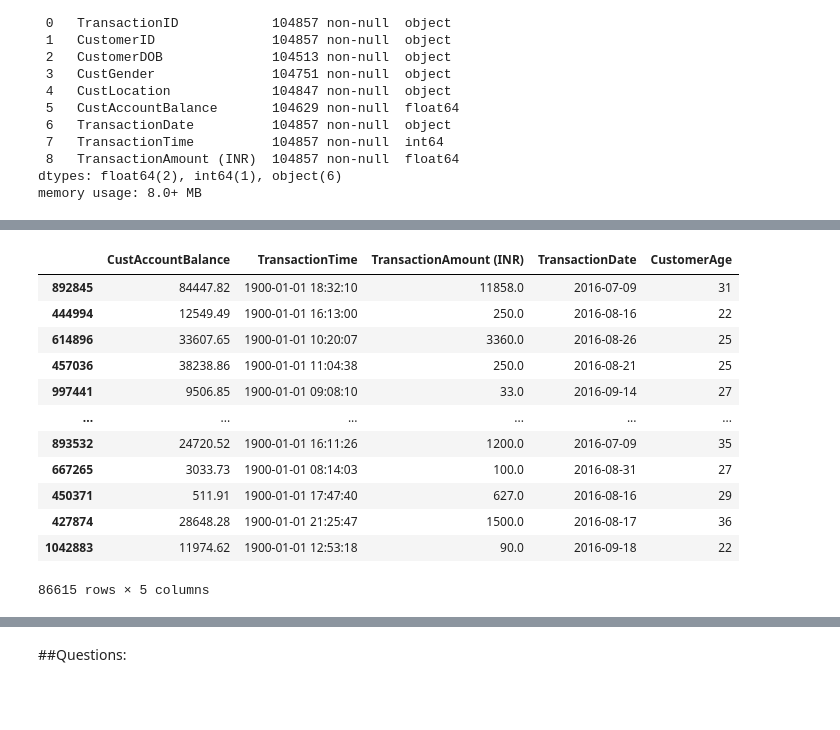
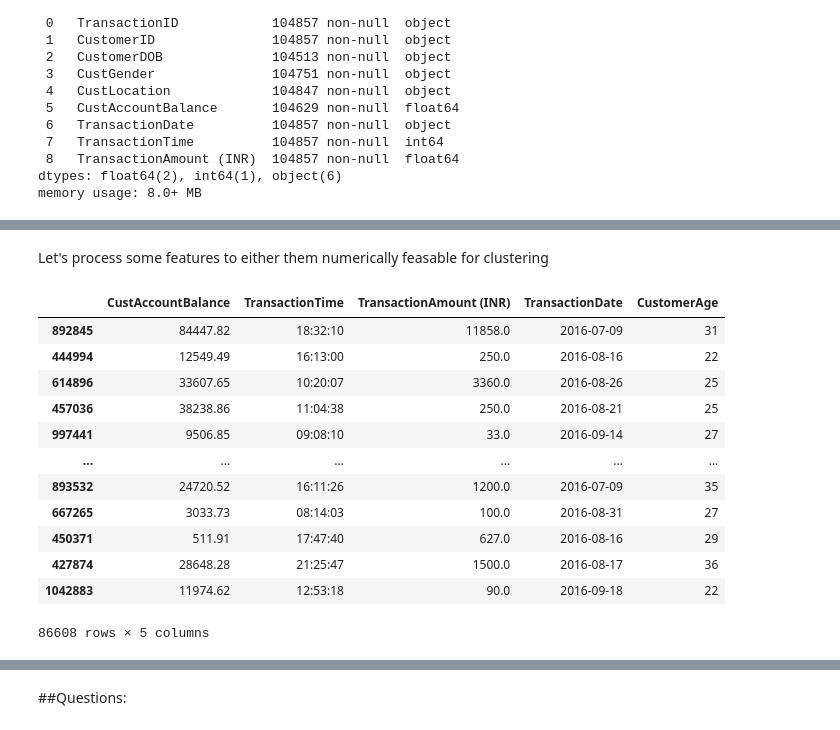
Before and after one commit to elhamod/BA820, a Jupyter notebook: Clustering/Bank_Transaction_Analysis.ipynb, the cells around one changed output, grey strips where cells are left out. Saved outputs shown, nothing was run; the diff lists cells and outputs as text; code cells hidden in the pictures; blank space fills up the shorter version.

Commit message:
cleaning up clustering notebook

```diff
--- a/Clustering/Bank_Transaction_Analysis.ipynb
+++ b/Clustering/Bank_Transaction_Analysis.ipynb
@@ -98,0 +99,10 @@ df = df.dropna()
+# %%
+# Convert all DOB to format MMDDYYYY
+df['CustomerDOB'] = pd.to_datetime(df['CustomerDOB'])
+df['TransactionDate'] = pd.to_datetime(df['TransactionDate'])
+
+# df['CustomerDOB'] = df['CustomerDOB'].dt.strftime('%m%d%Y')
+# df['TransactionDate'] = df['TransactionDate'].dt.strftime('%m%d%Y')
+
+# Show me the range of DOB dates
+df['CustomerDOB'].min(), df['CustomerDOB'].max()
@@ -98,0 +111,17 @@ df = df.dropna()
+# %%
+# Remove TransactionID as it is redundant
+df = df.drop('TransactionID', axis=1)
+
+# Remove the C from CustomerID
+df['CustomerID'] = df['CustomerID'].str.replace('C', '')
+
+
+# birth dates between 1900s and 2017
+df = df[
+    (df['CustomerDOB'] >= '1900-01-01') &
+    (df['CustomerDOB'] <= '2017-01-01')
+]
+
+
+
+display(df)
@@ -99,46 +175,38 @@ df = df.dropna()
+# %% [markdown]
+Let's process some features to either them numerically feasable for clustering
 # %%
-df_numeric = df.select_dtypes(include=['number'])
-
 # convert df customerDoB to numbers
 df_numeric['CustomerDOB'] = pd.to_datetime(df['CustomerDOB'])
 
-# dates between 1960s and 2025'
-df_numeric = df_numeric[
-    (df_numeric['CustomerDOB'] >= '1960-01-01') &
-    (df_numeric['CustomerDOB'] <= '2026-01-01')
-]
+# transaction dates
+df_numeric['TransactionDate'] = pd.to_datetime(df['TransactionDate'])
 
-df_numeric['TransactionDate'] = pd.to_datetime(df['TransactionDate'])
-df_numeric = df_numeric[
-    (df_numeric['TransactionDate'] >= '1960-01-01') &
-    (df_numeric['TransactionDate'] <= '2026-01-01')
-]
-
+# time as a datetime object
 df_numeric['TransactionTime'] = pd.to_datetime(
     df_numeric['TransactionTime'].astype(str).str.zfill(6),
     format="%H%M%S"
-)
+).dt.time
 
 # convert CustomerDOB to age in years
 df_numeric['CustomerAge'] = ((df_numeric['TransactionDate'] - df_numeric['CustomerDOB']).dt.days / 365.25).astype(int)
 df_numeric.drop('CustomerDOB', axis=1, inplace=True)
 
 
 display(df_numeric)
 # %% [output]
 |  | CustAccountBalance | TransactionTime | TransactionAmount (INR) | TransactionDate | CustomerAge |
-| 892845 | 84447.82 | 1900-01-01 18:32:10 | 11858.0 | 2016-07-09 | 31 |
-| 444994 | 12549.49 | 1900-01-01 16:13:00 | 250.0 | 2016-08-16 | 22 |
-| 614896 | 33607.65 | 1900-01-01 10:20:07 | 3360.0 | 2016-08-26 | 25 |
-| 457036 | 38238.86 | 1900-01-01 11:04:38 | 250.0 | 2016-08-21 | 25 |
-| 997441 | 9506.85 | 1900-01-01 09:08:10 | 33.0 | 2016-09-14 | 27 |
+| 892845 | 84447.82 | 18:32:10 | 11858.0 | 2016-07-09 | 31 |
+| 444994 | 12549.49 | 16:13:00 | 250.0 | 2016-08-16 | 22 |
+| 614896 | 33607.65 | 10:20:07 | 3360.0 | 2016-08-26 | 25 |
+| 457036 | 38238.86 | 11:04:38 | 250.0 | 2016-08-21 | 25 |
+| 997441 | 9506.85 | 09:08:10 | 33.0 | 2016-09-14 | 27 |
 | ... | ... | ... | ... | ... | ... |
-| 893532 | 24720.52 | 1900-01-01 16:11:26 | 1200.0 | 2016-07-09 | 35 |
-| 667265 | 3033.73 | 1900-01-01 08:14:03 | 100.0 | 2016-08-31 | 27 |
-| 450371 | 511.91 | 1900-01-01 17:47:40 | 627.0 | 2016-08-16 | 29 |
-| 427874 | 28648.28 | 1900-01-01 21:25:47 | 1500.0 | 2016-08-17 | 36 |
-| 1042883 | 11974.62 | 1900-01-01 12:53:18 | 90.0 | 2016-09-18 | 22 |
+| 893532 | 24720.52 | 16:11:26 | 1200.0 | 2016-07-09 | 35 |
+| 667265 | 3033.73 | 08:14:03 | 100.0 | 2016-08-31 | 27 |
+| 450371 | 511.91 | 17:47:40 | 627.0 | 2016-08-16 | 29 |
+| 427874 | 28648.28 | 21:25:47 | 1500.0 | 2016-08-17 | 36 |
+| 1042883 | 11974.62 | 12:53:18 | 90.0 | 2016-09-18 | 22 |
-86615 rows × 5 columns
+86608 rows × 5 columns
 # %%
 df_numeric.info()
 # %% [output]
```
Also changed, not shown: parts of 25 cells of this notebook.
